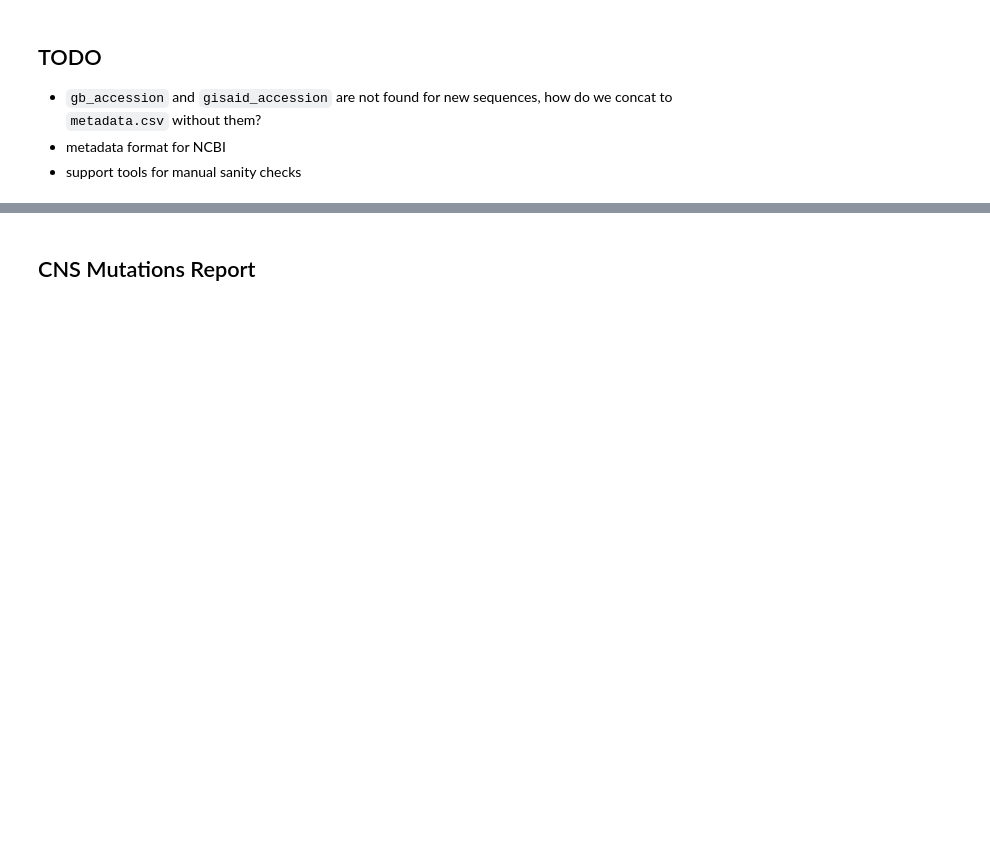
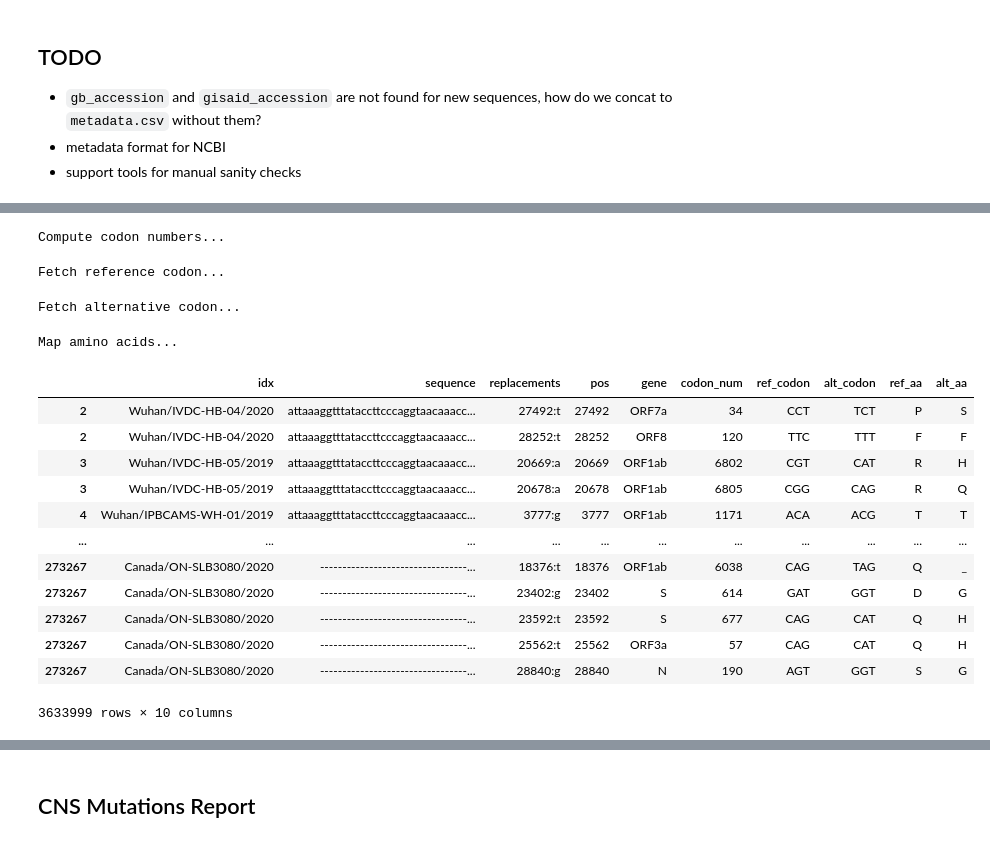
Before and after one commit to AlaaALatif/bjorn, a Jupyter notebook: mutations.ipynb, the cells around one changed output, grey strips where cells are left out. Saved outputs shown, nothing was run; the diff lists cells and outputs as text; code cells hidden in the pictures; blank space fills up the shorter version.

```diff
--- a/mutations.ipynb
+++ b/mutations.ipynb
@@ -12,0 +126,50 @@ from mutations import *
+# %%
+# filter our substitutions in non-gene positions
+seqsdf = seqsdf.loc[seqsdf['gene']!='nan']
+print(f"Compute codon numbers...")
+
+# compute codon number of each substitution
+seqsdf['codon_num'] = seqsdf.apply(compute_codon_num, args=(GENE2POS,), axis=1)
+# %% [output]
+Compute codon numbers...
+# %%
+
+print(f"Fetch reference codon...")
+# fetch the reference codon for each substitution
+seqsdf['ref_codon'] = seqsdf.apply(get_ref_codon, args=(ref_seq, GENE2POS), axis=1)
+# %% [output]
+Fetch reference codon...
+# %%
+
+print(f"Fetch alternative codon...")
+# fetch the alternative codon for each substitution
+seqsdf['alt_codon'] = seqsdf.apply(get_alt_codon, args=(GENE2POS,), axis=1)
+# %% [output]
+Fetch alternative codon...
+# %%
+print(f"Map amino acids...")
+# fetch the reference and alternative amino acids
+seqsdf['ref_aa'] = seqsdf['ref_codon'].apply(get_aa)
+seqsdf['alt_aa'] = seqsdf['alt_codon'].apply(get_aa)
+
+
+# filter out substitutions with non-amino acid alternates (bad consensus calls)
+seqsdf = seqsdf.loc[seqsdf['alt_aa']!='nan']
+# %% [output]
+Map amino acids...
+# %%
+seqsdf
+# %% [output]
+|  | idx | sequence | replacements | pos | gene | codon_num | ref_codon | alt_codon | ref_aa | alt_aa |
+| 2 | Wuhan/IVDC-HB-04/2020 | attaaaggtttataccttcccaggtaacaaacc... | 27492:t | 27492 | ORF7a | 34 | CCT | TCT | P | S |
+| 2 | Wuhan/IVDC-HB-04/2020 | attaaaggtttataccttcccaggtaacaaacc... | 28252:t | 28252 | ORF8 | 120 | TTC | TTT | F | F |
+| 3 | Wuhan/IVDC-HB-05/2019 | attaaaggtttataccttcccaggtaacaaacc... | 20669:a | 20669 | ORF1ab | 6802 | CGT | CAT | R | H |
+| 3 | Wuhan/IVDC-HB-05/2019 | attaaaggtttataccttcccaggtaacaaacc... | 20678:a | 20678 | ORF1ab | 6805 | CGG | CAG | R | Q |
+| 4 | Wuhan/IPBCAMS-WH-01/2019 | attaaaggtttataccttcccaggtaacaaacc... | 3777:g | 3777 | ORF1ab | 1171 | ACA | ACG | T | T |
+| ... | ... | ... | ... | ... | ... | ... | ... | ... | ... | ... |
+| 273267 | Canada/ON-SLB3080/2020 | ---------------------------------... | 18376:t | 18376 | ORF1ab | 6038 | CAG | TAG | Q | _ |
+| 273267 | Canada/ON-SLB3080/2020 | ---------------------------------... | 23402:g | 23402 | S | 614 | GAT | GGT | D | G |
+| 273267 | Canada/ON-SLB3080/2020 | ---------------------------------... | 23592:t | 23592 | S | 677 | CAG | CAT | Q | H |
+| 273267 | Canada/ON-SLB3080/2020 | ---------------------------------... | 25562:t | 25562 | ORF3a | 57 | CAG | CAT | Q | H |
+| 273267 | Canada/ON-SLB3080/2020 | ---------------------------------... | 28840:g | 28840 | N | 190 | AGT | GGT | S | G |
+3633999 rows × 10 columns
```
Also changed, not shown: parts of 28 cells of this notebook.
